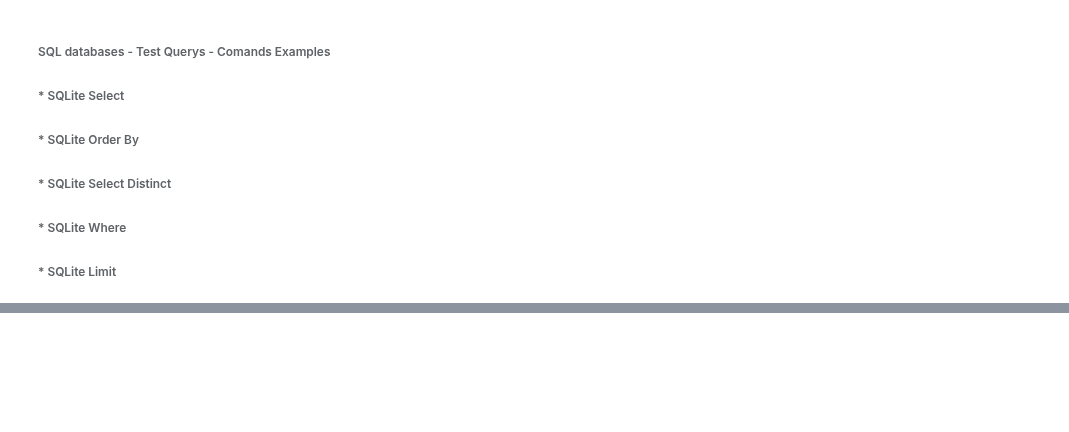
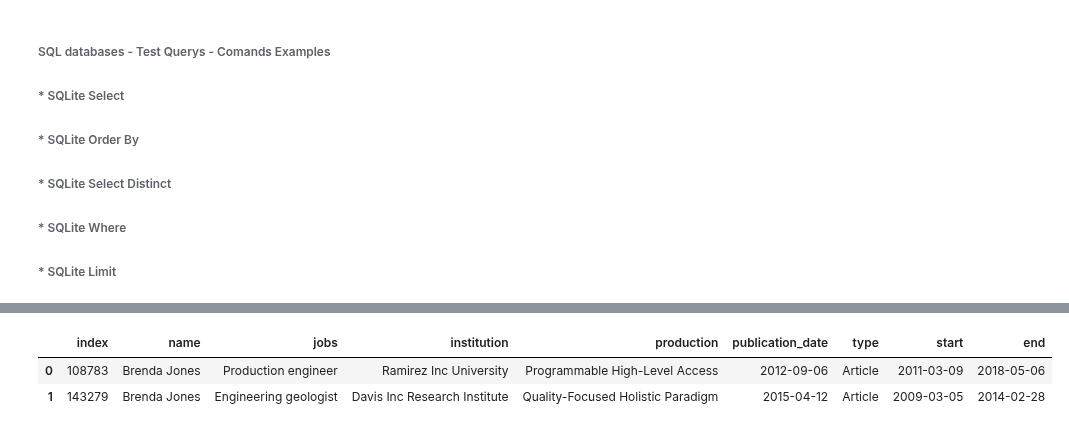
Before and after one commit to Naraujo13/data-engineer-test, a Jupyter notebook: data-engineer-test.ipynb, the cells around one changed output, grey strips where cells are left out. Drawn from its saved outputs; the diff is of its cells as text; code cells hidden in the pictures; blank space fills up the shorter version.

```diff
--- a/data-engineer-test.ipynb
+++ b/data-engineer-test.ipynb
@@ -234,0 +242,8 @@ df.head(5)
+# %%
+df = pd.read_sql("SELECT * from engineertest where name = 'Brenda Jones' and type = 'Article'", con)
+df['publication_date'] = pd.to_datetime(df.publication_date)
+df.head(5)
+# %% [output]
+|  | index | name | jobs | institution | production | publication_date | type | start | end |
+| 0 | 108783 | Brenda Jones | Production engineer | Ramirez Inc University | Programmable High-Level Access | 2012-09-06 | Article | 2011-03-09 | 2018-05-06 |
+| 1 | 143279 | Brenda Jones | Engineering geologist | Davis Inc Research Institute | Quality-Focused Holistic Paradigm | 2015-04-12 | Article | 2009-03-05 | 2014-02-28 |
```
Also changed, not shown: parts of 2 cells of this notebook.
